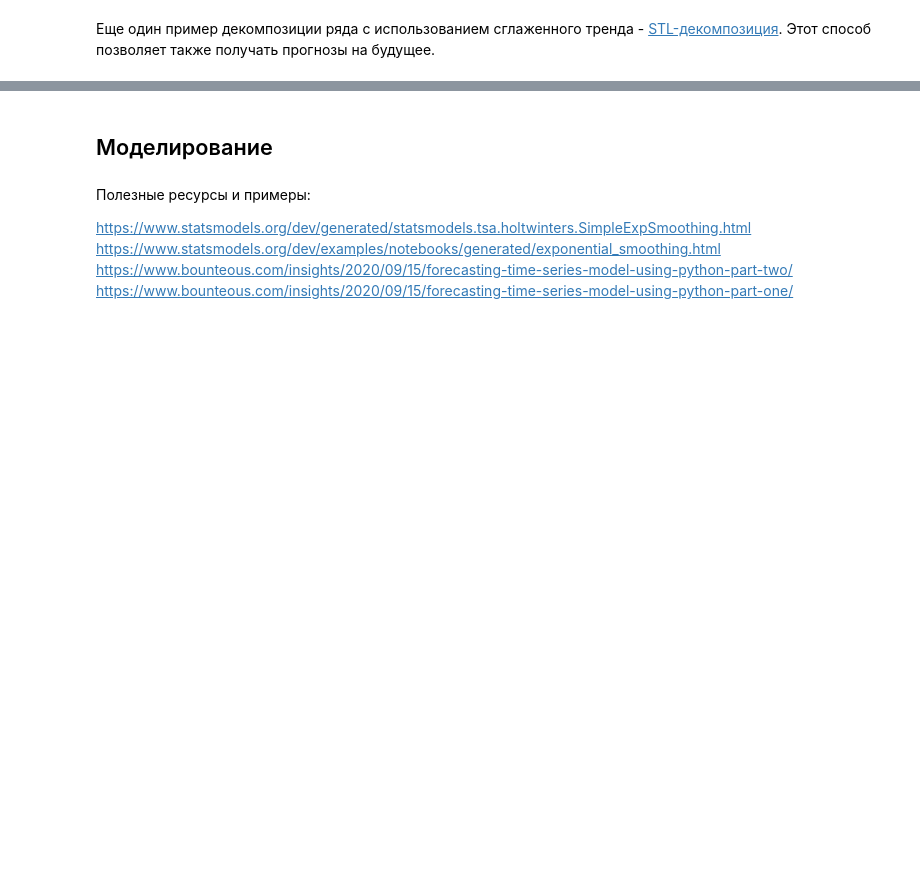
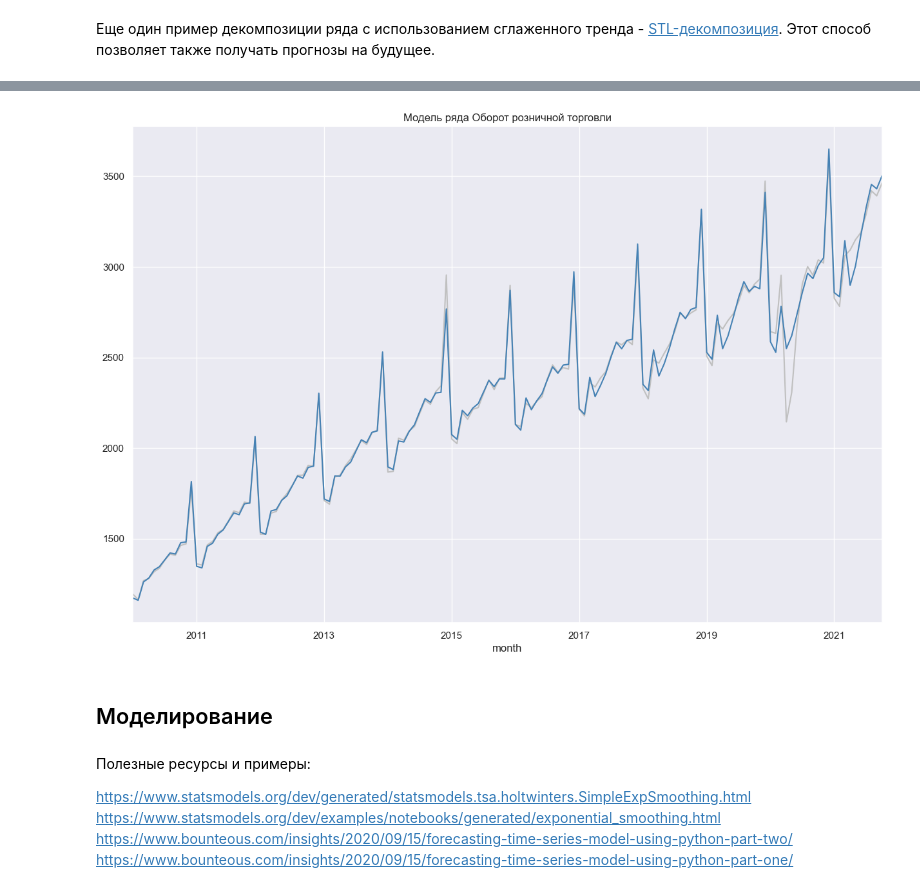
Before and after one commit to postlogist/python-forecasting, a Jupyter notebook: retail-smoothing/retail.ipynb, the cells around one changed output, grey strips where cells are left out. Cells and saved outputs as stored; diff of their text form; code cells hidden in the pictures; blank space fills up the shorter version.

```diff
--- a/retail-smoothing/retail.ipynb
+++ b/retail-smoothing/retail.ipynb
@@ -110,3 +119,11 @@ sm.graphics.tsa.month_plot(retail);
+# %%
+retail_pred_stl = retail_stl.trend + retail_stl.seasonal
+
+plt.subplots(figsize=(15, 10))
+retail.plot(color='silver')
+retail_pred_stl.plot(color='steelblue', title='Модель ряда Оборот розничной торговли');
+# %% [output]
+[figure, added]
 # %% [markdown]
 ## Моделирование
 # %% [markdown]
```
Also changed, not shown: parts of 3 cells of this notebook.
